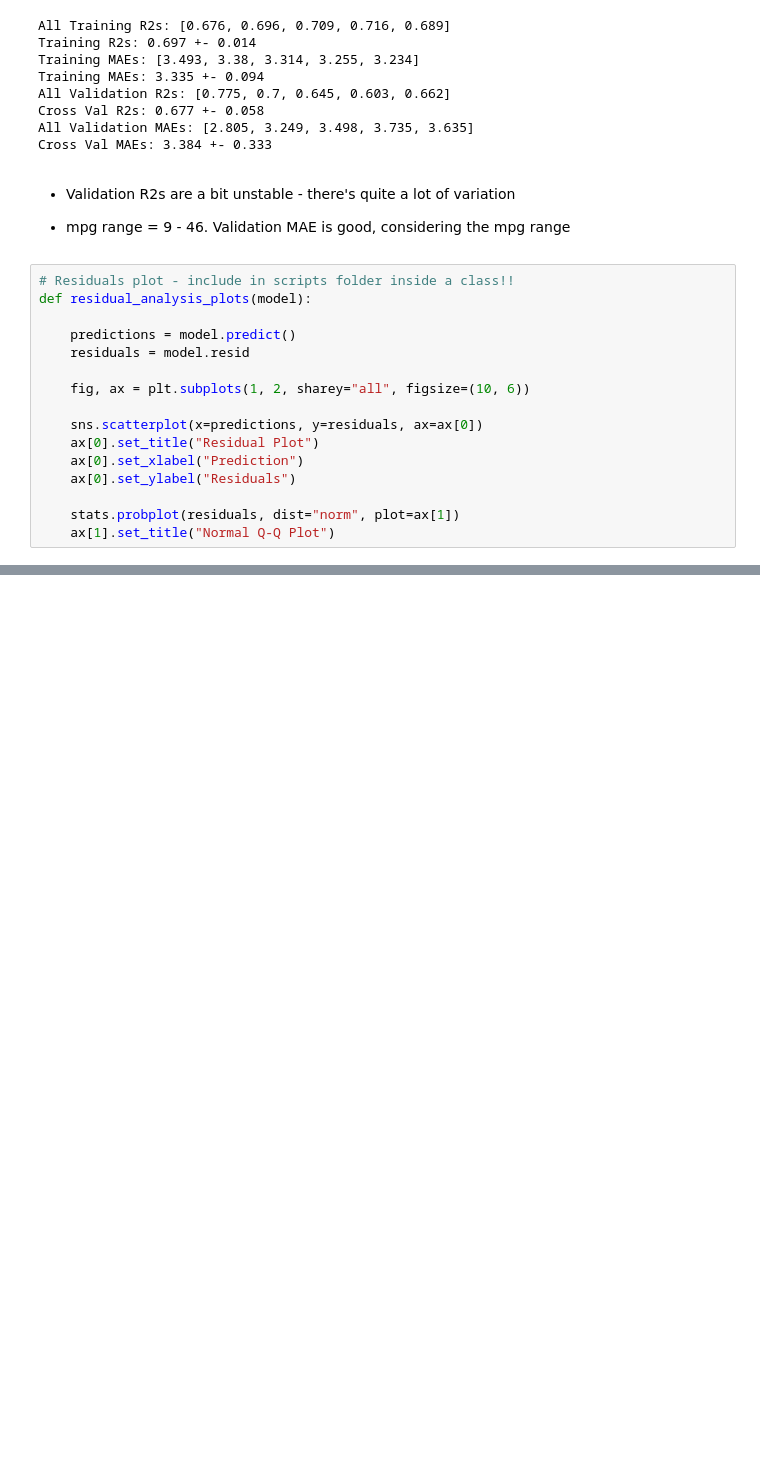
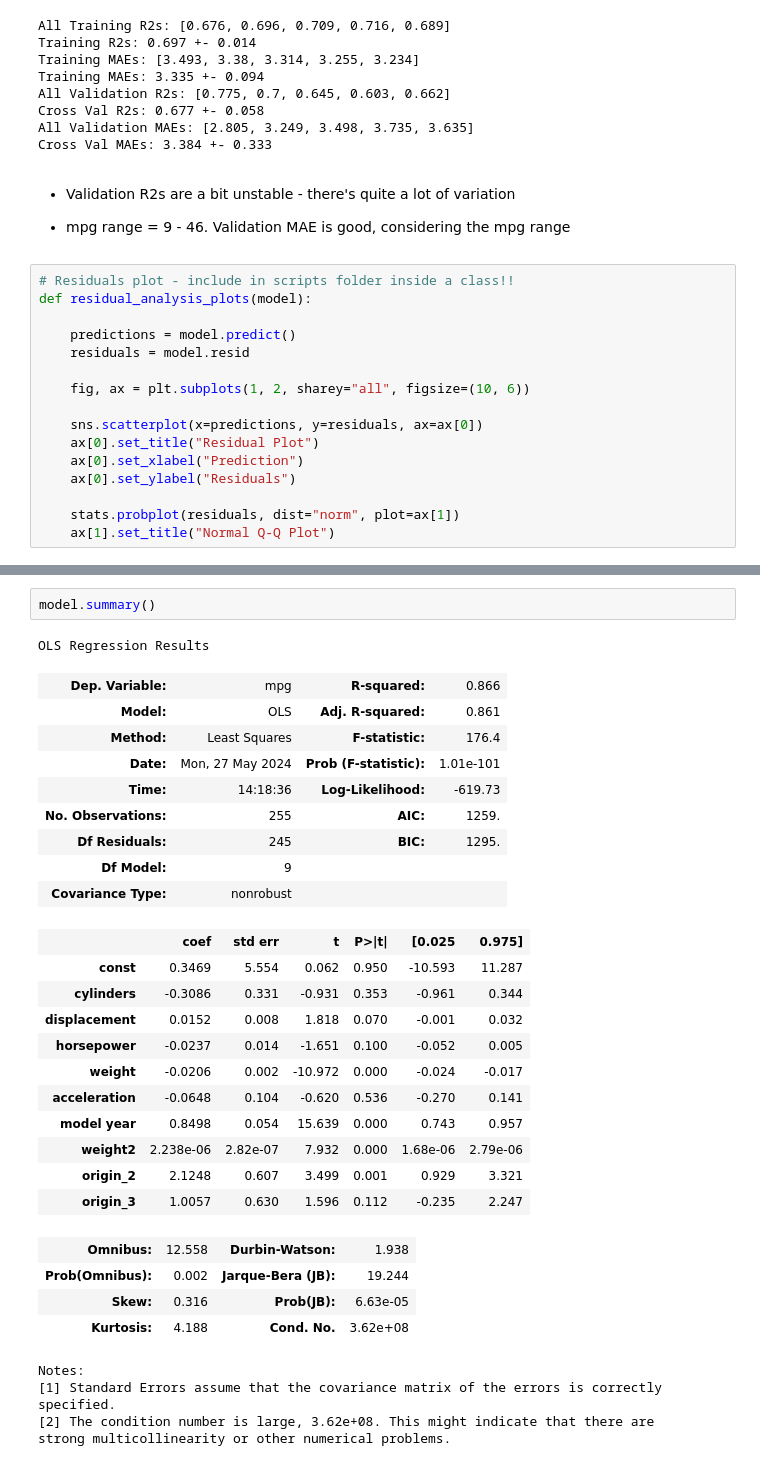
Before and after one commit to selvatica-36/advanced-regression-predicting-fuel-economy, a Jupyter notebook: analysis.ipynb, the cells around one changed output, grey strips where cells are left out. Saved outputs shown, nothing was run; the diff lists cells and outputs as text; blank space fills up the shorter version.

```diff
--- a/analysis.ipynb
+++ b/analysis.ipynb
@@ -391,0 +452,32 @@ residual_analysis_plots(model)
+# %%
+model.summary()
+# %% [output]
+OLS Regression Results
+| Dep. Variable: | mpg | R-squared: | 0.866 |
+| Model: | OLS | Adj. R-squared: | 0.861 |
+| Method: | Least Squares | F-statistic: | 176.4 |
+| Date: | Mon, 27 May 2024 | Prob (F-statistic): | 1.01e-101 |
+| Time: | 14:18:36 | Log-Likelihood: | -619.73 |
+| No. Observations: | 255 | AIC: | 1259. |
+| Df Residuals: | 245 | BIC: | 1295. |
+| Df Model: | 9 |  |  |
+| Covariance Type: | nonrobust |  |  |
+|  | coef | std err | t | P>|t| | [0.025 | 0.975] |
+| const | 0.3469 | 5.554 | 0.062 | 0.950 | -10.593 | 11.287 |
+| cylinders | -0.3086 | 0.331 | -0.931 | 0.353 | -0.961 | 0.344 |
+| displacement | 0.0152 | 0.008 | 1.818 | 0.070 | -0.001 | 0.032 |
+| horsepower | -0.0237 | 0.014 | -1.651 | 0.100 | -0.052 | 0.005 |
+| weight | -0.0206 | 0.002 | -10.972 | 0.000 | -0.024 | -0.017 |
+| acceleration | -0.0648 | 0.104 | -0.620 | 0.536 | -0.270 | 0.141 |
+| model year | 0.8498 | 0.054 | 15.639 | 0.000 | 0.743 | 0.957 |
+| weight2 | 2.238e-06 | 2.82e-07 | 7.932 | 0.000 | 1.68e-06 | 2.79e-06 |
+| origin_2 | 2.1248 | 0.607 | 3.499 | 0.001 | 0.929 | 3.321 |
+| origin_3 | 1.0057 | 0.630 | 1.596 | 0.112 | -0.235 | 2.247 |
+| Omnibus: | 12.558 | Durbin-Watson: | 1.938 |
+| Prob(Omnibus): | 0.002 | Jarque-Bera (JB): | 19.244 |
+| Skew: | 0.316 | Prob(JB): | 6.63e-05 |
+| Kurtosis: | 4.188 | Cond. No. | 3.62e+08 |
+Notes:
+[1] Standard Errors assume that the covariance matrix of the errors is correctly specified.
+[2] The condition number is large, 3.62e+08. This might indicate that there are
+strong multicollinearity or other numerical problems.
```
Also changed, not shown: parts of 24 cells of this notebook.
